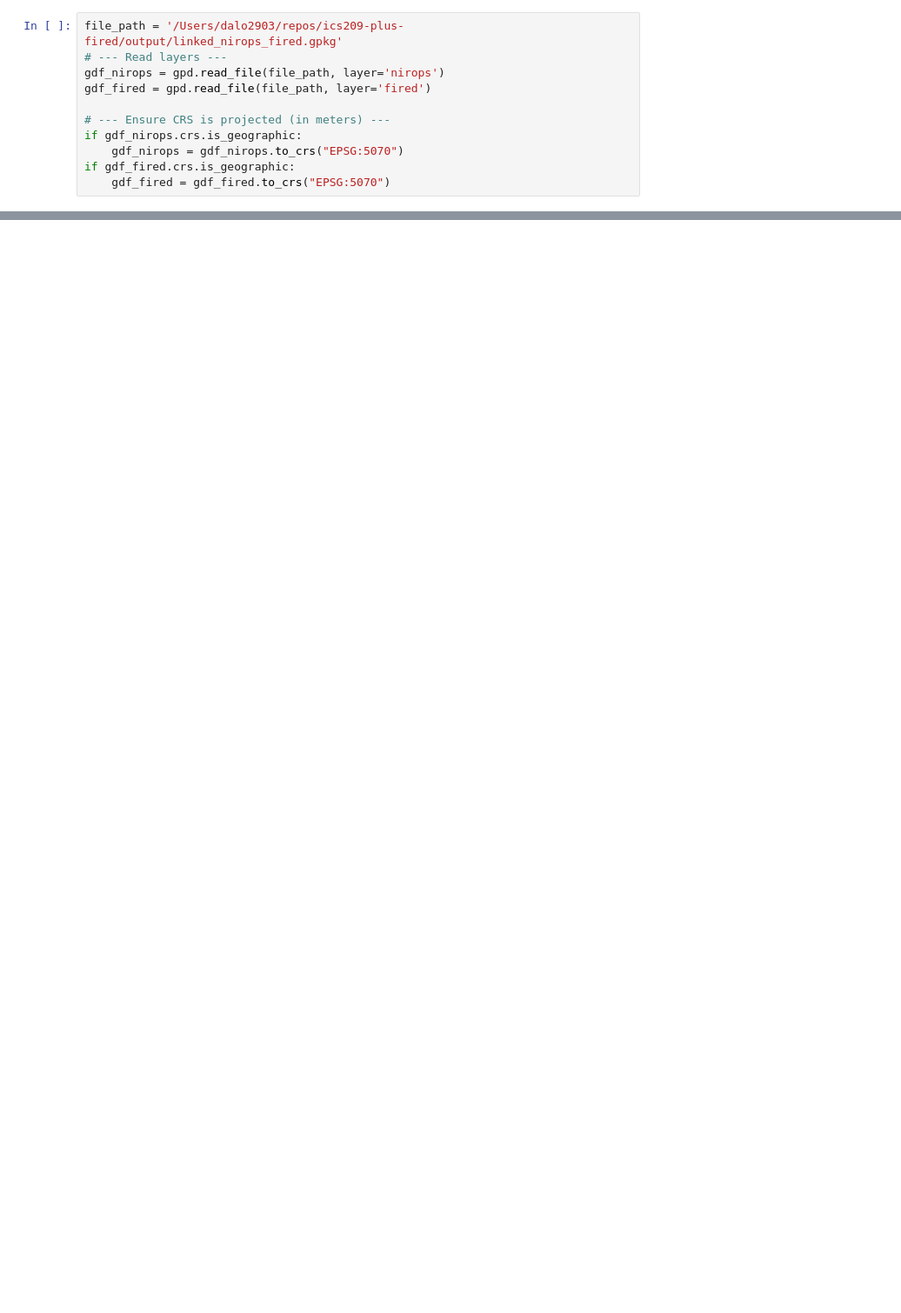
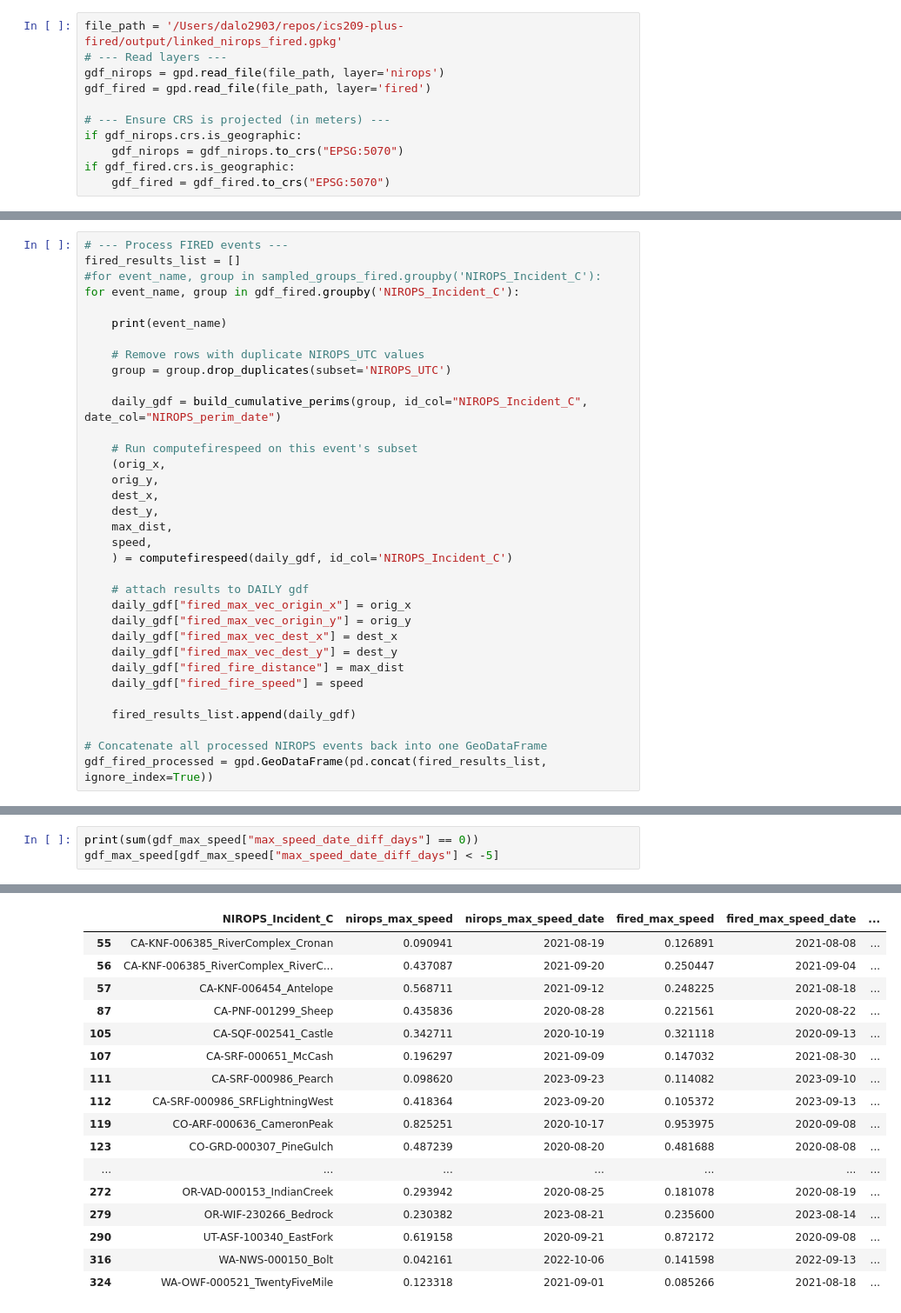
Before and after one commit to danielle-losos/ics209-plus-fired, a Jupyter notebook: firedpy/linked_nirops_fired_speed.ipynb, the cells around one changed output, grey strips where cells are left out. Shown at 87% size. Saved outputs shown, nothing was run; the diff lists cells and outputs as text; blank space fills up the shorter version.

```diff
--- a/firedpy/linked_nirops_fired_speed.ipynb
+++ b/firedpy/linked_nirops_fired_speed.ipynb
@@ -101,0 +96,34 @@ gdf_fired_processed = gpd.GeoDataFrame(pd.concat(fired_results_list, ignore_inde
+# %%
+# --- Process FIRED events ---
+fired_results_list = []
+#for event_name, group in sampled_groups_fired.groupby('NIROPS_Incident_C'):
+for event_name, group in gdf_fired.groupby('NIROPS_Incident_C'):
+
+    print(event_name)
+
+    # Remove rows with duplicate NIROPS_UTC values
+    group = group.drop_duplicates(subset='NIROPS_UTC')
+
+    daily_gdf = build_cumulative_perims(group, id_col="NIROPS_Incident_C", date_col="NIROPS_perim_date")
+
+    # Run computefirespeed on this event's subset
+    (orig_x,
+    orig_y,
+    dest_x,
+    dest_y,
+    max_dist,
+    speed,
+    ) = computefirespeed(daily_gdf, id_col='NIROPS_Incident_C')
+
+    # attach results to DAILY gdf
+    daily_gdf["fired_max_vec_origin_x"] = orig_x
+    daily_gdf["fired_max_vec_origin_y"] = orig_y
+    daily_gdf["fired_max_vec_dest_x"] = dest_x
+    daily_gdf["fired_max_vec_dest_y"] = dest_y
+    daily_gdf["fired_fire_distance"] = max_dist
+    daily_gdf["fired_fire_speed"] = speed
+
+    fired_results_list.append(daily_gdf)
+
+# Concatenate all processed NIROPS events back into one GeoDataFrame
+gdf_fired_processed = gpd.GeoDataFrame(pd.concat(fired_results_list, ignore_index=True))
@@ -101,0 +610,4 @@ gdf_fired_processed = gpd.GeoDataFrame(pd.concat(fired_results_list, ignore_inde
+# %%
+print(sum(gdf_max_speed["max_speed_date_diff_days"] == 0))
+gdf_max_speed[gdf_max_speed["max_speed_date_diff_days"] < -5]
+# %% [output]
@@ -102 +615,18 @@ gdf_fired_processed = gpd.GeoDataFrame(pd.concat(fired_results_list, ignore_inde
+|  | NIROPS_Incident_C | nirops_max_speed | nirops_max_speed_date | fired_max_speed | fired_max_speed_date | ... |
+| 55 | CA-KNF-006385_RiverComplex_Cronan | 0.090941 | 2021-08-19 | 0.126891 | 2021-08-08 | ... |
+| 56 | CA-KNF-006385_RiverComplex_RiverC... | 0.437087 | 2021-09-20 | 0.250447 | 2021-09-04 | ... |
+| 57 | CA-KNF-006454_Antelope | 0.568711 | 2021-09-12 | 0.248225 | 2021-08-18 | ... |
+| 87 | CA-PNF-001299_Sheep | 0.435836 | 2020-08-28 | 0.221561 | 2020-08-22 | ... |
+| 105 | CA-SQF-002541_Castle | 0.342711 | 2020-10-19 | 0.321118 | 2020-09-13 | ... |
+| 107 | CA-SRF-000651_McCash | 0.196297 | 2021-09-09 | 0.147032 | 2021-08-30 | ... |
+| 111 | CA-SRF-000986_Pearch | 0.098620 | 2023-09-23 | 0.114082 | 2023-09-10 | ... |
+| 112 | CA-SRF-000986_SRFLightningWest | 0.418364 | 2023-09-20 | 0.105372 | 2023-09-13 | ... |
+| 119 | CO-ARF-000636_CameronPeak | 0.825251 | 2020-10-17 | 0.953975 | 2020-09-08 | ... |
+| 123 | CO-GRD-000307_PineGulch | 0.487239 | 2020-08-20 | 0.481688 | 2020-08-08 | ... |
+| ... | ... | ... | ... | ... | ... | ... |
+| 272 | OR-VAD-000153_IndianCreek | 0.293942 | 2020-08-25 | 0.181078 | 2020-08-19 | ... |
+| 279 | OR-WIF-230266_Bedrock | 0.230382 | 2023-08-21 | 0.235600 | 2023-08-14 | ... |
+| 290 | UT-ASF-100340_EastFork | 0.619158 | 2020-09-21 | 0.872172 | 2020-09-08 | ... |
+| 316 | WA-NWS-000150_Bolt | 0.042161 | 2022-10-06 | 0.141598 | 2022-09-13 | ... |
+| 324 | WA-OWF-000521_TwentyFiveMile | 0.123318 | 2021-09-01 | 0.085266 | 2021-08-18 | ... |
 # %%
```
Also changed, not shown: parts of 19 cells of this notebook.
